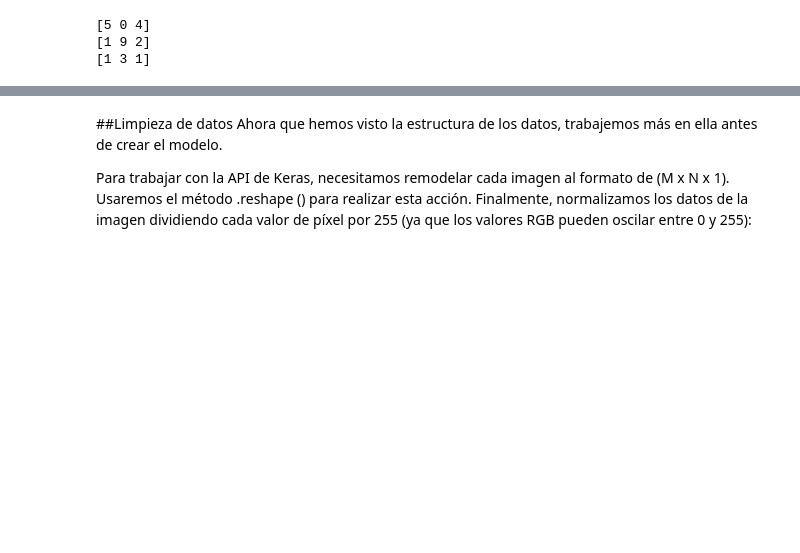
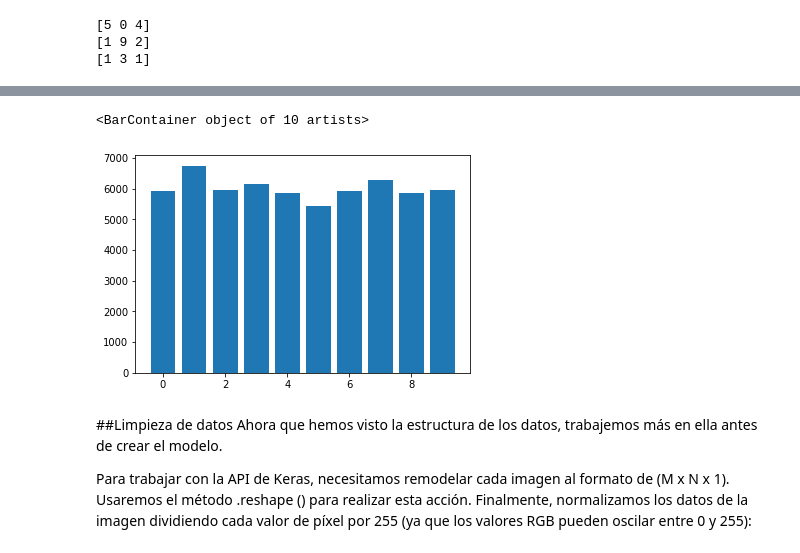
Before and after one commit to EmmaGB/Curso-de-introduccion-a-Big-Data-Parte-4-nov2021, a Jupyter notebook: Reconocimiento_de_dígitos_con_redes_neuronales.ipynb, the cells around one changed output, grey strips where cells are left out. Cells and saved outputs as stored; diff of their text form; code cells hidden in the pictures; blank space fills up the shorter version.

```diff
--- a/Reconocimiento_de_dígitos_con_redes_neuronales.ipynb
+++ b/Reconocimiento_de_dígitos_con_redes_neuronales.ipynb
@@ -155,0 +158,6 @@ print(y_train[6:9])
+# %%
+import numpy as np
+
+digitos, cantidad = np.unique(y_train, return_counts=True)
+
+print (np.asarray((digitos, cantidad)).T)
@@ -156,3 +175,8 @@ print(y_train[6:9])
+# %%
+plt.bar(digitos, cantidad)
+# %% [output]
+<BarContainer object of 10 artists>
+[figure, added]
 # %% [markdown]
 ##Limpieza de datos
 Ahora que hemos visto la estructura de los datos, trabajemos más en ella antes de crear el modelo.
```
Also changed, not shown: parts of 23 cells of this notebook.
